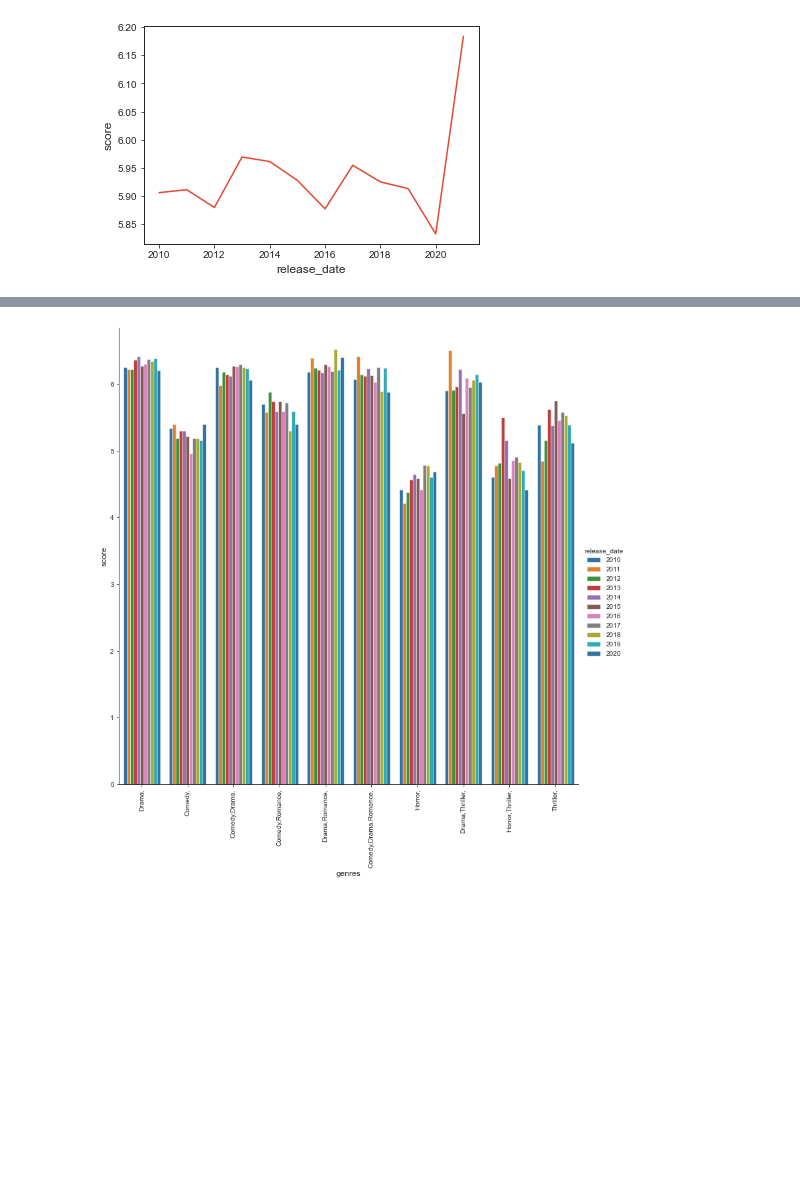
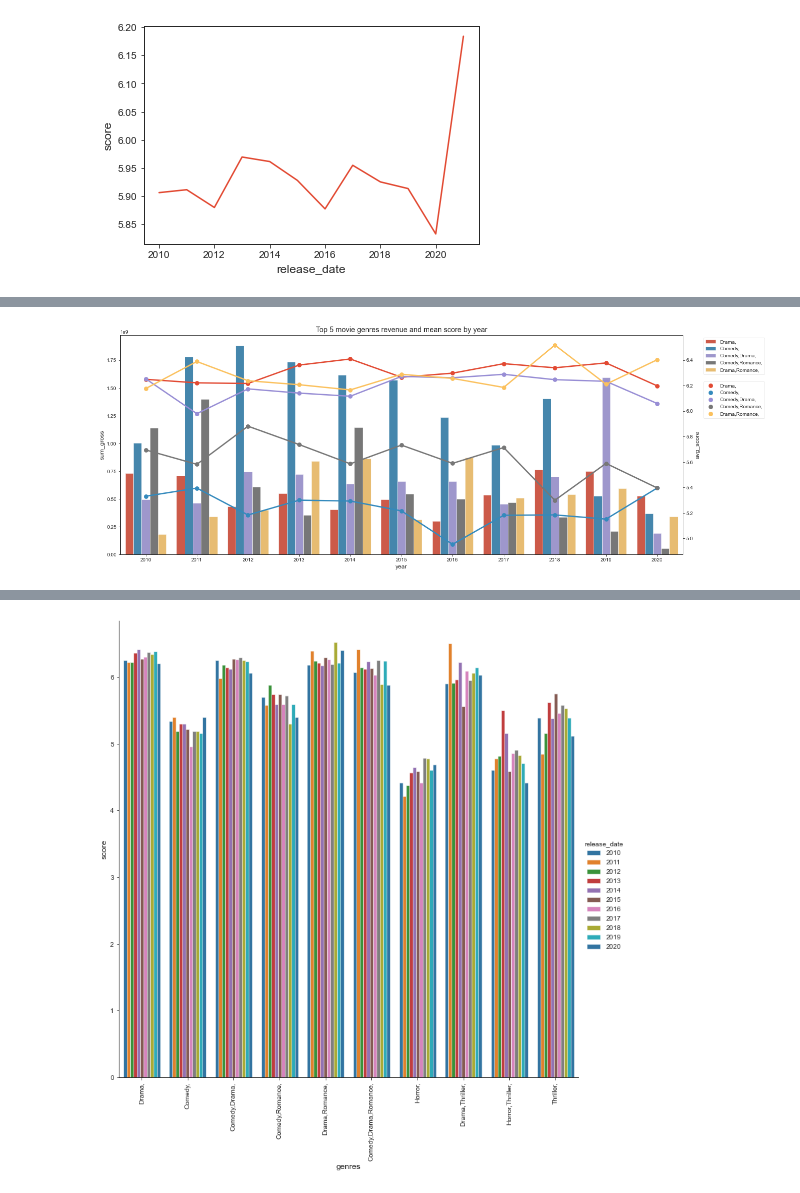
Before and after one commit to icyj1003/imdb-movies-gross, a Jupyter notebook: new_eda.ipynb, the cells around one changed output, grey strips where cells are left out. Saved outputs shown, nothing was run; the diff lists cells and outputs as text; code cells hidden in the pictures; blank space fills up the shorter version.

```diff
--- a/new_eda.ipynb
+++ b/new_eda.ipynb
@@ -194,3 +161,18 @@ sns.lineplot(x='release_date', y='score', data=score)
 # %% [output]
 <AxesSubplot:xlabel='release_date', ylabel='score'>
 [figure]
+# %%
+years = range(2010, 2021)
+genres = df.genres.value_counts().index[0:5]
+
+data = []
+
+for year in years:
+    for genre in genres:
+        sum_gross = df[(df['release_date']==year) & (df['genres']==genre)]['gross_worldwide'].sum()
+        avg_score = df[(df['release_date']==year) & (df['genres']==genre)]['score'].mean()
+        data.append((year, genre, sum_gross, avg_score))
+
+datadf = pd.DataFrame(data=data, columns=['year', 'genre', 'sum_gross', 'avg_score'])
+
+datadf
@@ -197,3 +197,27 @@ sns.lineplot(x='release_date', y='score', data=score)
+# %%
+fig, bar_ax = plt.subplots(figsize=(20,8))
+sns.barplot(x = "year",       # x variable name
+            y = "sum_gross",       # y variable name
+            hue = "genre",  # group variable name
+            data = datadf,     # dataframe to plot
+            order=range(2010, 2021),
+            hue_order=df.genres.value_counts().index[0:5],
+            dodge=True,
+            ci=None)
+line_ax = bar_ax.twinx()
+sns.pointplot(x = "year",       # x variable name
+            y = "avg_score",       # y variable name
+            hue = "genre", # group variable name
+            data = datadf,     # dataframe to plot
+            ci=None)
+plt.xticks(fontsize=10, rotation=90)
+plt.yticks(fontsize=10)
+line_ax.legend(loc='upper right', bbox_to_anchor=(1.15, 0.8))
+bar_ax.legend(loc='upper right', bbox_to_anchor=(1.15, 1))
+plt.title('Top 5 movie genres revenue and mean score by year')
+plt.show()
+# %% [output]
+[figure, added]
 # %%
 sns.catplot(x = "genres",       # x variable name
             y = "gross_worldwide",       # y variable name
```
Also changed, not shown: parts of 4 cells of this notebook.
